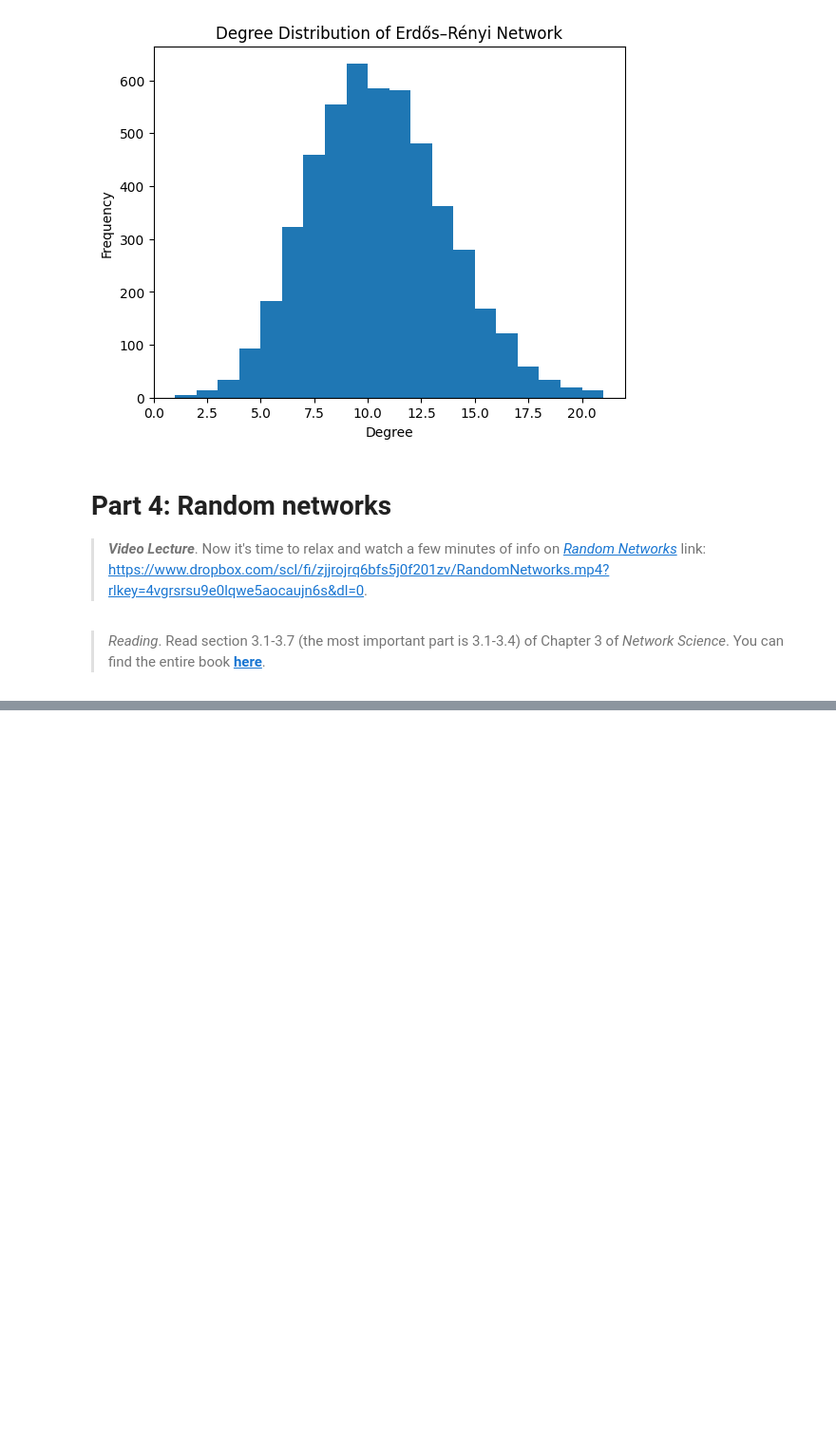
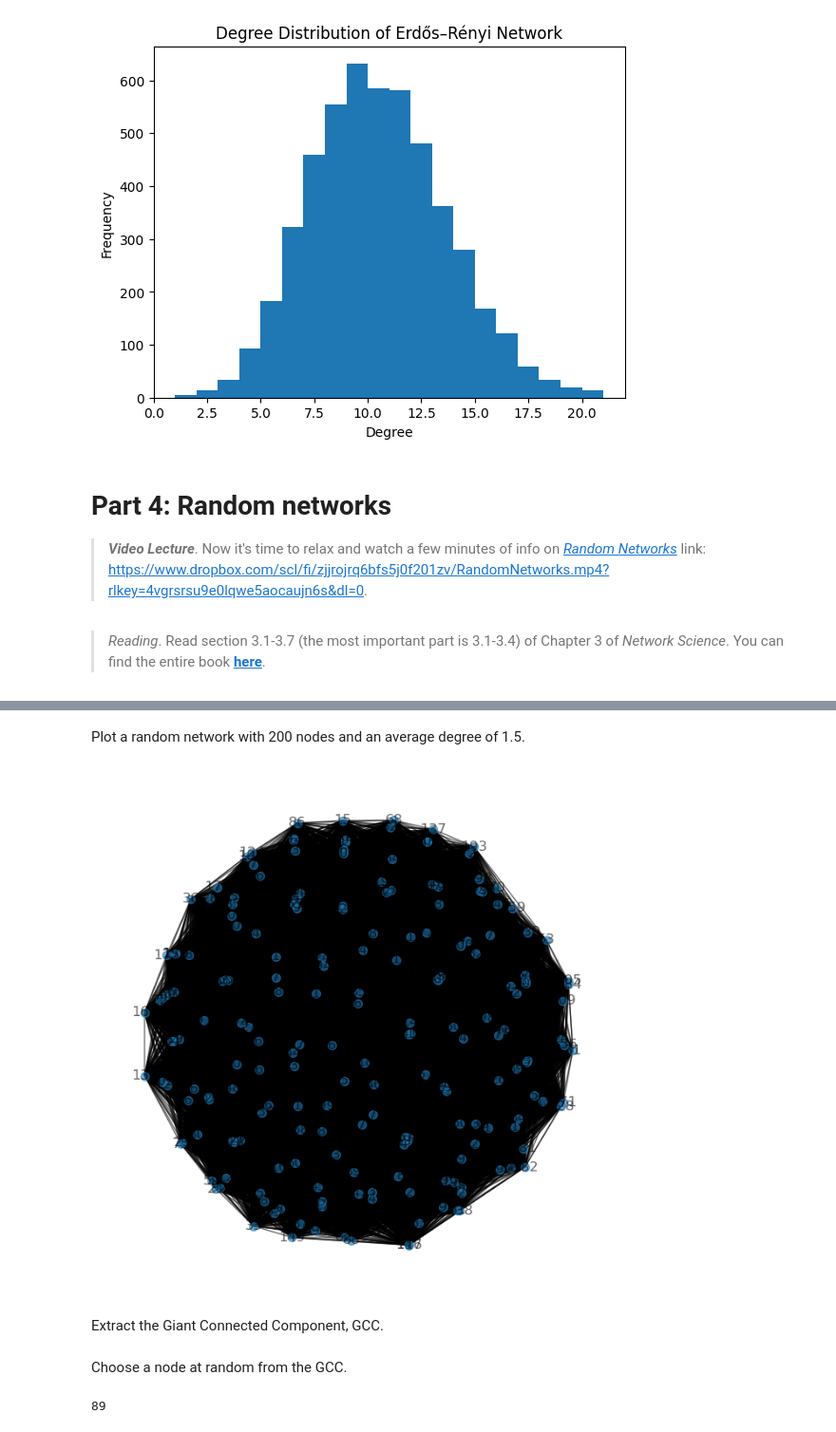
Before and after one commit to jereml99/socialgraphs2023, a Jupyter notebook: lectures/Week2.ipynb, the cells around one changed output, grey strips where cells are left out. Shown at 95% size. Drawn from its saved outputs; the diff is of its cells as text; code cells hidden in the pictures; blank space fills up the shorter version.

```diff
--- a/lectures/Week2.ipynb
+++ b/lectures/Week2.ipynb
@@ -509,0 +601,17 @@ By the way, the default plot coming out of `networkx` doesn't look like the one
+# %% [markdown]
+Plot a random network with 200 nodes and an average degree of 1.5.
+# %%
+import networkx as nx
+import matplotlib.pyplot as plt
+
+G = nx.random_geometric_graph(200, 1.5)
+
+plt.figure(figsize=(8, 8))
+pos = nx.spring_layout(G)
+nx.draw_networkx(G, pos, node_size=50, alpha=0.6)
+plt.axis("off")
+plt.show()
+# %% [output]
+[figure, added]
+# %% [markdown]
+Extract the Giant Connected Component, GCC.
@@ -509,0 +621,11 @@ By the way, the default plot coming out of `networkx` doesn't look like the one
+# %% [markdown]
+Choose a node at random from the GCC.
+# %%
+import random
+gcc_nodes = list(Graph_gcc.nodes())
+
+random_node = random.choice(gcc_nodes)
+
+print(random_node)
+# %% [output]
+89
```
Also changed, not shown: parts of 17 cells of this notebook.
